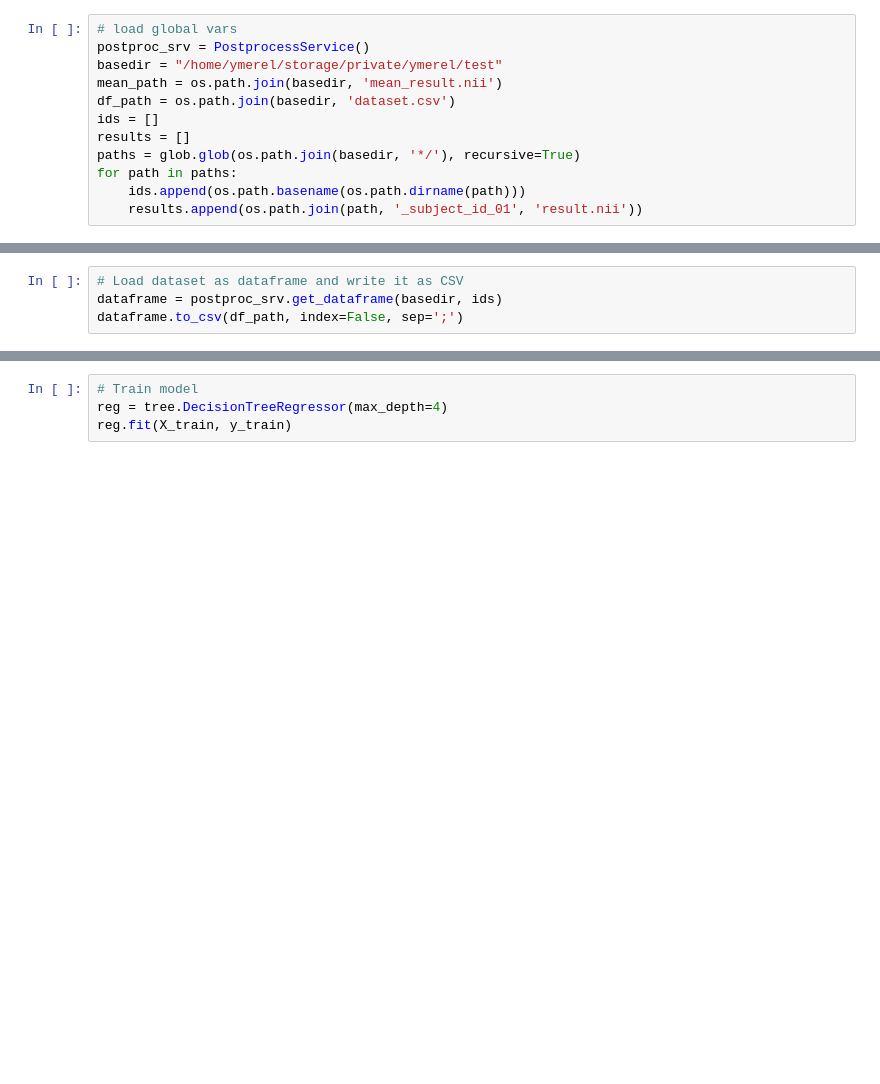
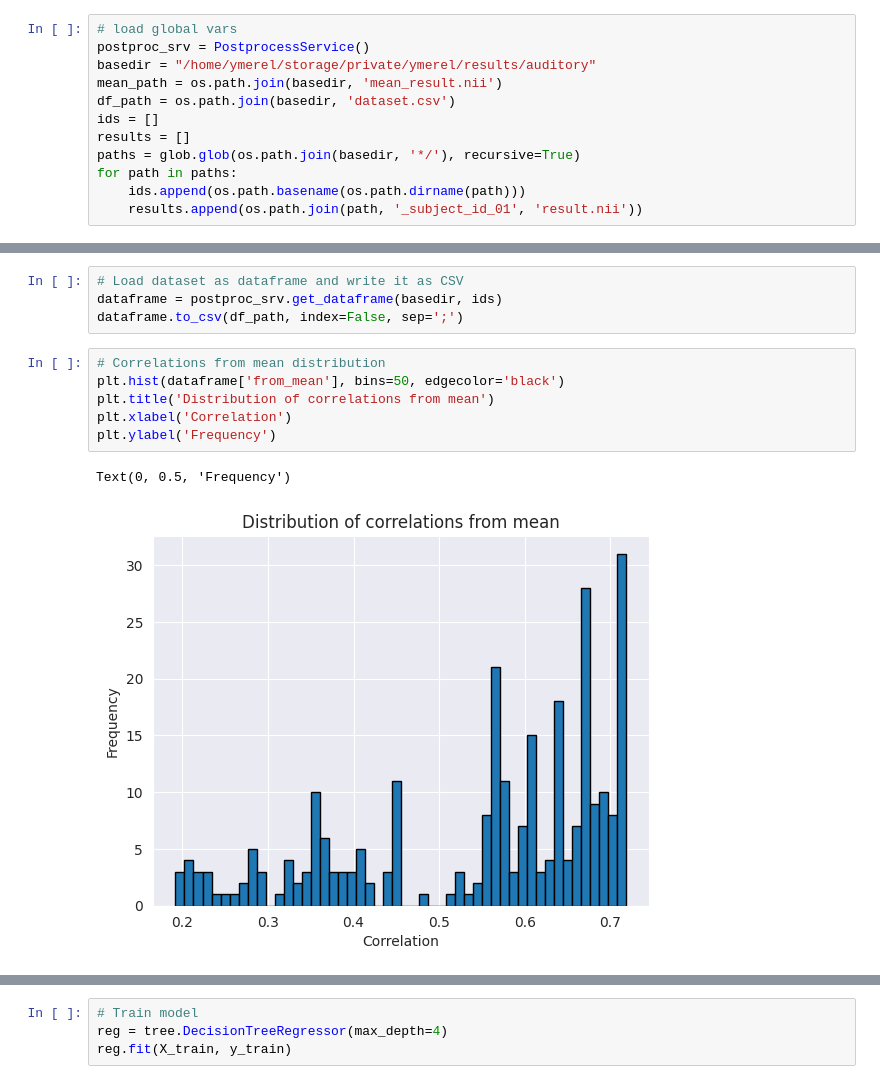
Before and after one commit to Inria-Empenn/fmri_feature_model, a Jupyter notebook: auditory_analysis.ipynb, the cells around one changed output, grey strips where cells are left out. Saved outputs shown, nothing was run; the diff lists cells and outputs as text; blank space fills up the shorter version.

Commit message:
Auditory analysis

```diff
--- a/auditory_analysis.ipynb
+++ b/auditory_analysis.ipynb
@@ -18,7 +20,7 @@ from IPython.display import IFrame, display
 # %%
 # load global vars
 postproc_srv = PostprocessService()
-basedir = "/home/ymerel/storage/private/ymerel/test"
+basedir = "/home/ymerel/storage/private/ymerel/results/auditory"
 mean_path = os.path.join(basedir, 'mean_result.nii')
 df_path = os.path.join(basedir, 'dataset.csv')
 ids = []
@@ -35,3 +37,12 @@ nib.save(mean_nifti_image, mean_path)
 # Load dataset as dataframe and write it as CSV
 dataframe = postproc_srv.get_dataframe(basedir, ids)
 dataframe.to_csv(df_path, index=False, sep=';')
+# %%
+# Correlations from mean distribution
+plt.hist(dataframe['from_mean'], bins=50, edgecolor='black')
+plt.title('Distribution of correlations from mean')
+plt.xlabel('Correlation')
+plt.ylabel('Frequency')
+# %% [output]
+Text(0, 0.5, 'Frequency')
+[figure, added]
```
Also changed, not shown: parts of 7 cells of this notebook, 11 other files.
